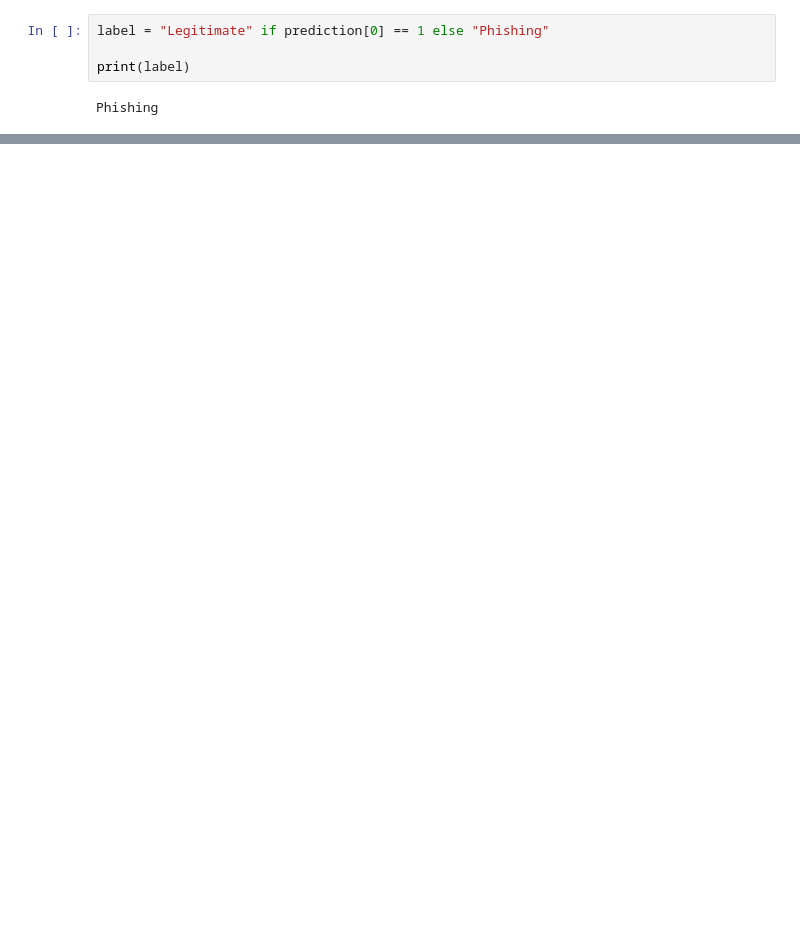
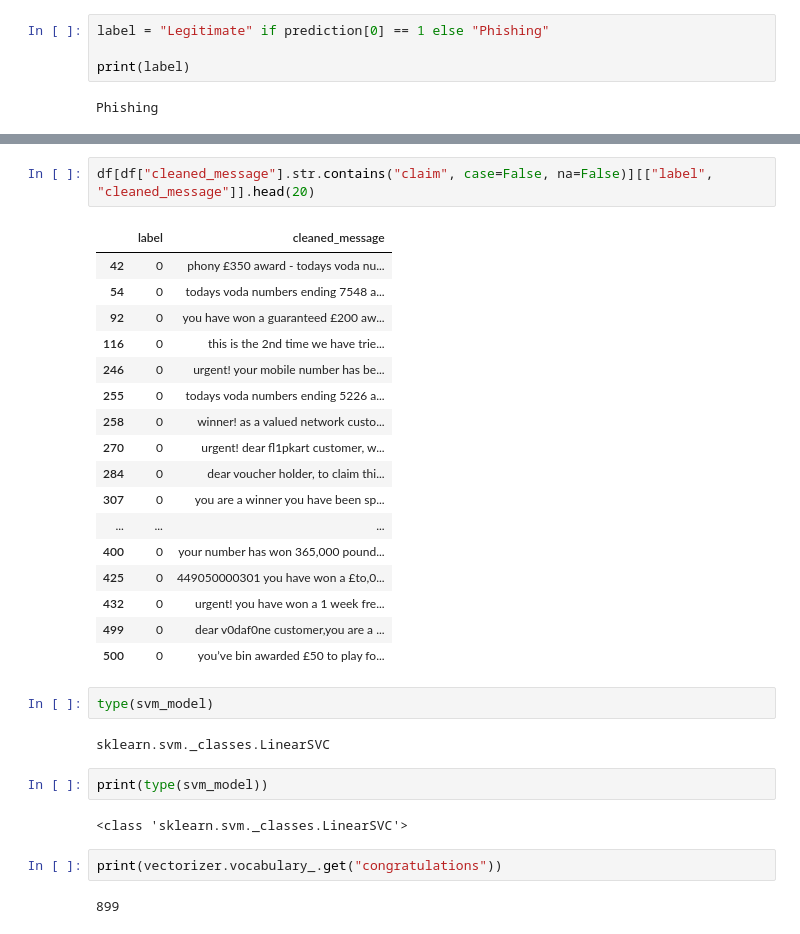
Before and after one commit to BinitaPandey12/phishing-detection-ml-system, a Jupyter notebook: notebooks/phishing_msg_preparation.ipynb, the cells around one changed output, grey strips where cells are left out. Cells and saved outputs as stored; diff of their text form; blank space fills up the shorter version.

```diff
--- a/notebooks/phishing_msg_preparation.ipynb
+++ b/notebooks/phishing_msg_preparation.ipynb
@@ -970,0 +1090,32 @@ Phishing
+# %%
+df[df["cleaned_message"].str.contains("claim", case=False, na=False)][["label", "cleaned_message"]].head(20)
+# %% [output]
+|  | label | cleaned_message |
+| 42 | 0 | phony £350 award - todays voda nu... |
+| 54 | 0 | todays voda numbers ending 7548 a... |
+| 92 | 0 | you have won a guaranteed £200 aw... |
+| 116 | 0 | this is the 2nd time we have trie... |
+| 246 | 0 | urgent! your mobile number has be... |
+| 255 | 0 | todays voda numbers ending 5226 a... |
+| 258 | 0 | winner! as a valued network custo... |
+| 270 | 0 | urgent! dear fl1pkart customer, w... |
+| 284 | 0 | dear voucher holder, to claim thi... |
+| 307 | 0 | you are a winner you have been sp... |
+| ... | ... | ... |
+| 400 | 0 | your number has won 365,000 pound... |
+| 425 | 0 | 449050000301 you have won a £to,0... |
+| 432 | 0 | urgent! you have won a 1 week fre... |
+| 499 | 0 | dear v0daf0ne customer,you are a ... |
+| 500 | 0 | you’ve bin awarded £50 to play fo... |
+# %%
+type(svm_model)
+# %% [output]
+sklearn.svm._classes.LinearSVC
+# %%
+print(type(svm_model))
+# %% [output]
+<class 'sklearn.svm._classes.LinearSVC'>
+# %%
+print(vectorizer.vocabulary_.get("congratulations"))
+# %% [output]
+899
```
Also changed, not shown: parts of 29 cells of this notebook, 13 other files.
